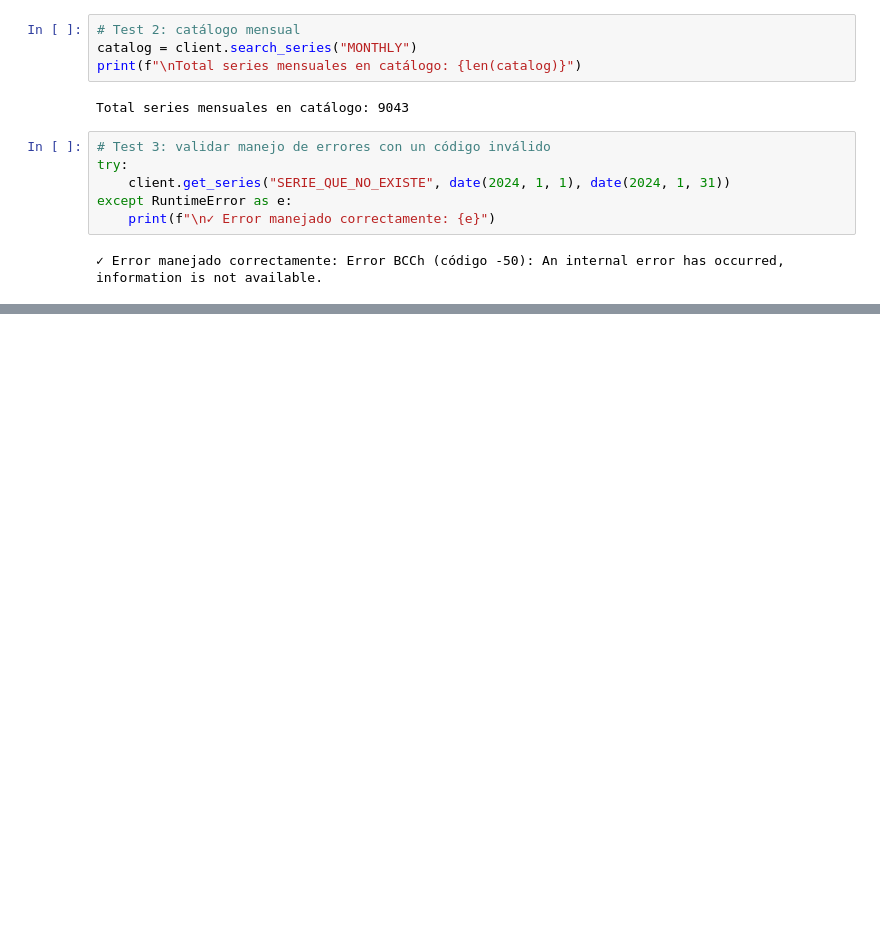
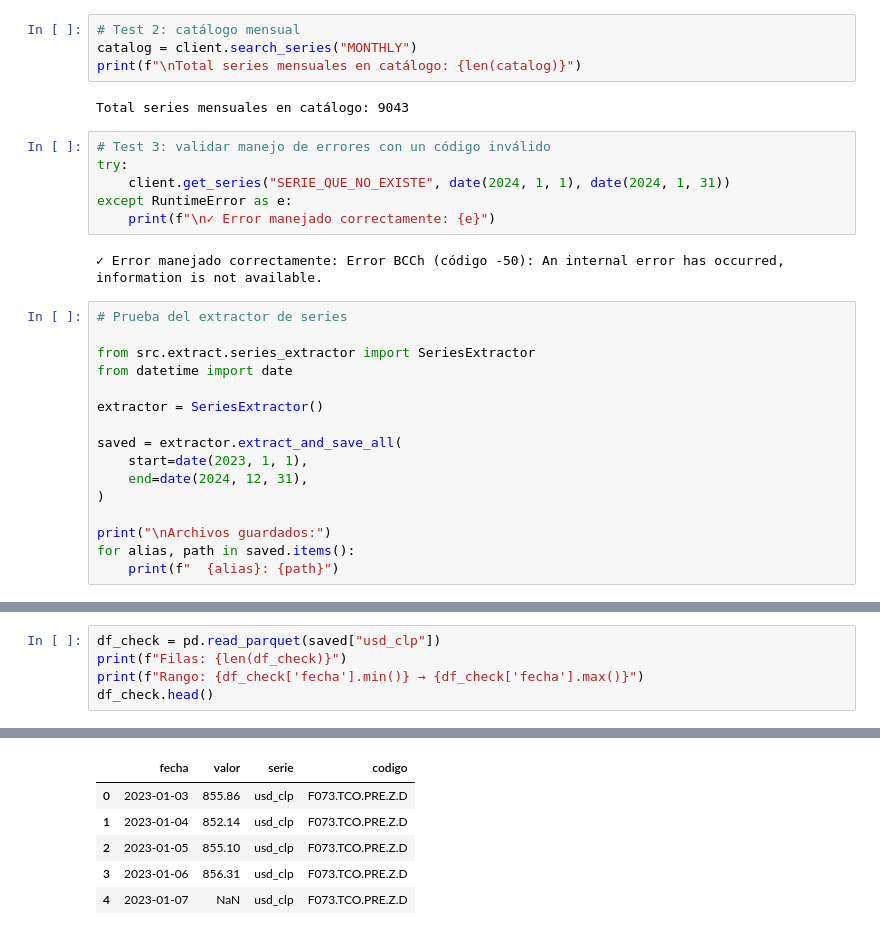
Before and after one commit to nicolassanchezh/bcch-economic-data, a Jupyter notebook: notebooks/01-exploracionapi.ipynb, the cells around one changed output, grey strips where cells are left out. Drawn from its saved outputs; the diff is of its cells as text; blank space fills up the shorter version.

```diff
--- a/notebooks/01-exploracionapi.ipynb
+++ b/notebooks/01-exploracionapi.ipynb
@@ -227,3 +227,19 @@ except RuntimeError as e:
     print(f"\n✓ Error manejado correctamente: {e}")
 # %% [output]
 ✓ Error manejado correctamente: Error BCCh (código -50): An internal error has occurred, information is not available.
+# %%
+# Prueba del extractor de series
+
+from src.extract.series_extractor import SeriesExtractor
+from datetime import date
+
+extractor = SeriesExtractor()
+
+saved = extractor.extract_and_save_all(
+    start=date(2023, 1, 1),
+    end=date(2024, 12, 31),
+)
+
+print("\nArchivos guardados:")
+for alias, path in saved.items():
+    print(f"  {alias}: {path}")
@@ -229,0 +261,6 @@ except RuntimeError as e:
+# %%
+df_check = pd.read_parquet(saved["usd_clp"])
+print(f"Filas: {len(df_check)}")
+print(f"Rango: {df_check['fecha'].min()} → {df_check['fecha'].max()}")
+df_check.head()
+# %% [output]
@@ -229,0 +269,6 @@ except RuntimeError as e:
+|  | fecha | valor | serie | codigo |
+| 0 | 2023-01-03 | 855.86 | usd_clp | F073.TCO.PRE.Z.D |
+| 1 | 2023-01-04 | 852.14 | usd_clp | F073.TCO.PRE.Z.D |
+| 2 | 2023-01-05 | 855.10 | usd_clp | F073.TCO.PRE.Z.D |
+| 3 | 2023-01-06 | 856.31 | usd_clp | F073.TCO.PRE.Z.D |
+| 4 | 2023-01-07 | NaN | usd_clp | F073.TCO.PRE.Z.D |
```
Also changed, not shown: parts of 10 cells of this notebook, 1 other file.
